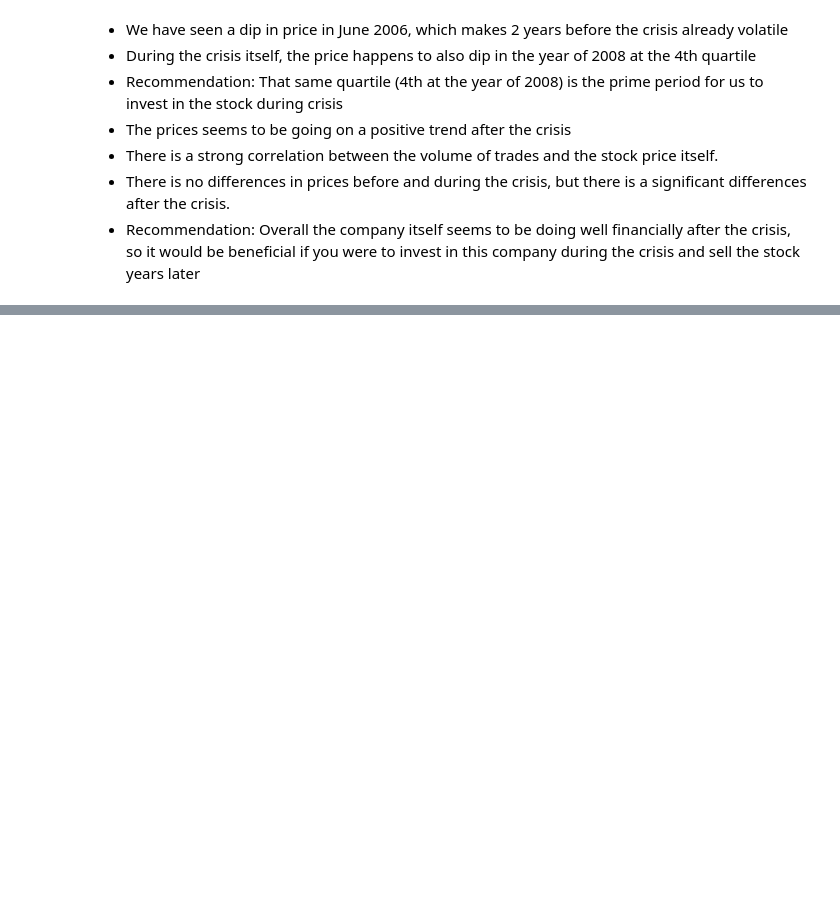
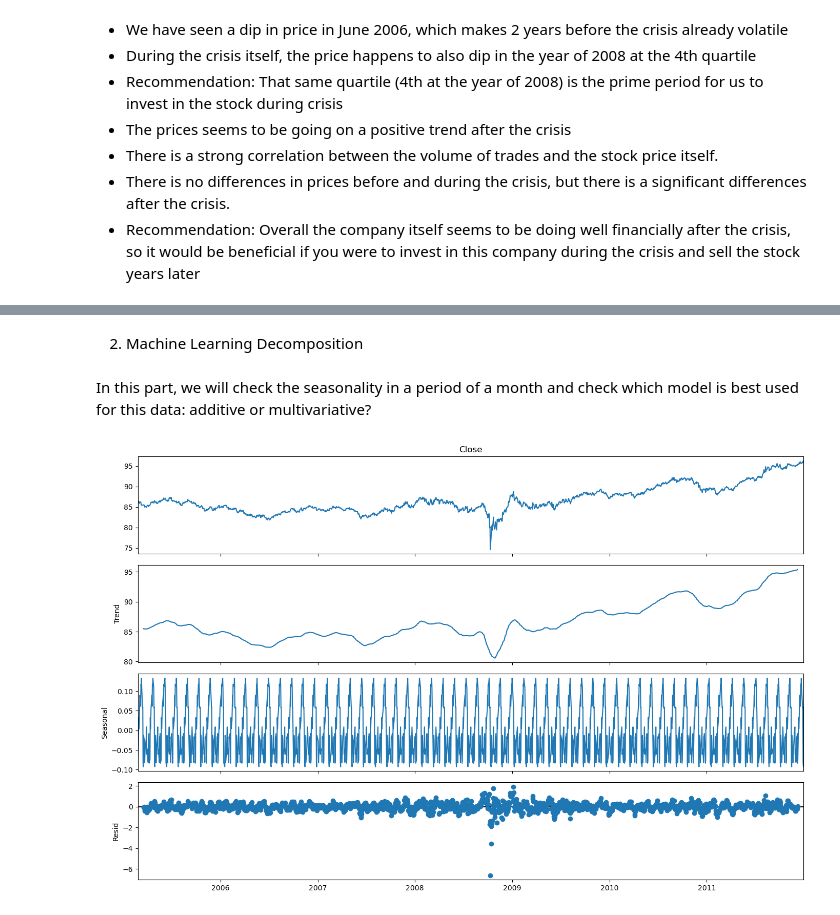
Before and after one commit to BramD1/Financial-Crisis-Analysis, a Jupyter notebook: h8dsft_Milestone1_Bramantyo.ipynb, the cells around one changed output, grey strips where cells are left out. Saved outputs shown, nothing was run; the diff lists cells and outputs as text; code cells hidden in the pictures; blank space fills up the shorter version.

```diff
--- a/h8dsft_Milestone1_Bramantyo.ipynb
+++ b/h8dsft_Milestone1_Bramantyo.ipynb
@@ -482,0 +544,11 @@ population.to_csv('population.csv', index=False)
+# %% [markdown]
+2. Machine Learning Decomposition
+# %% [markdown]
+In this part, we will check the seasonality in a period of a month and check which model is best used for this data: additive or multivariative?
+# %%
+pylab.rcParams['figure.figsize'] = (14, 9)
+res = seasonal_decompose(new_data['Close'], model='additive', period=30)
+ax=res.plot()
+plt.show()
+# %% [output]
+[figure, added]
```
Also changed, not shown: parts of 113 cells of this notebook, 2 other files.
